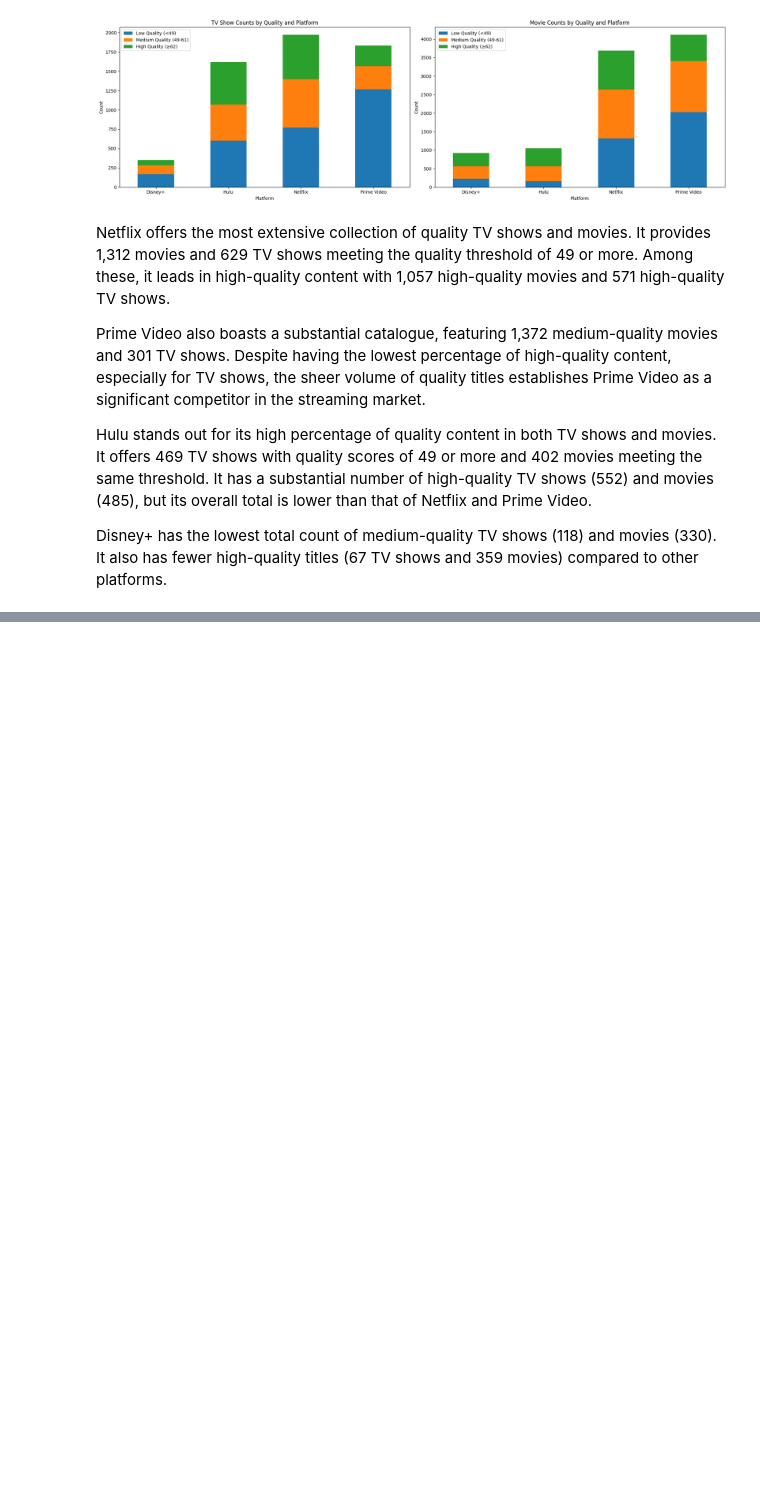
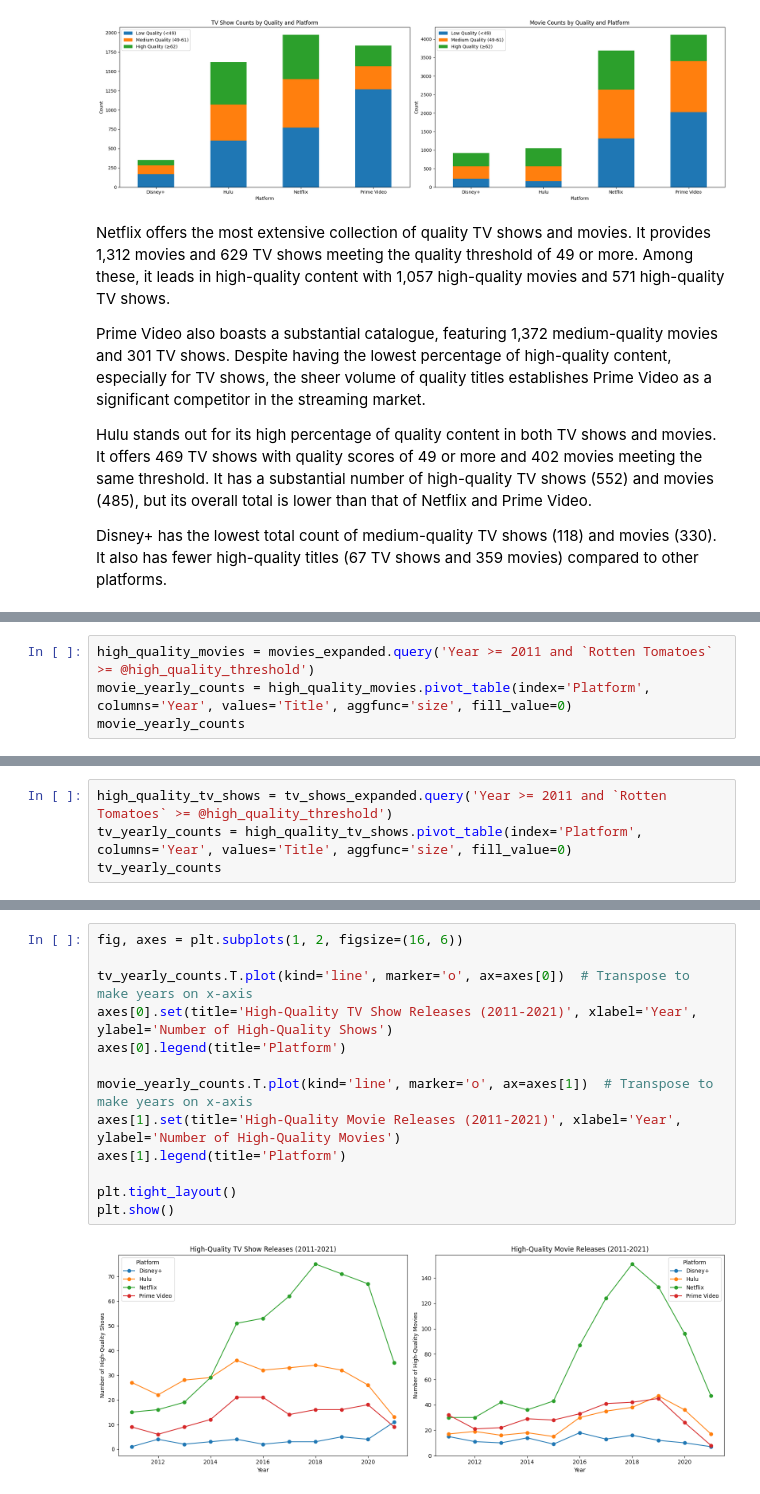
Before and after one commit to G0v1ndD3v/SVoD_Content_Analysis, a Jupyter notebook: SVoD_Analysis.ipynb, the cells around one changed output, grey strips where cells are left out. Drawn from its saved outputs; the diff is of its cells as text; blank space fills up the shorter version.

Commit message:
Add high-quality content trends analysis

```diff
--- a/SVoD_Analysis.ipynb
+++ b/SVoD_Analysis.ipynb
@@ -563,0 +568,4 @@ Disney+ has the lowest total count of medium-quality TV shows (118) and movies (
+# %%
+high_quality_movies = movies_expanded.query('Year >= 2011 and `Rotten Tomatoes` >= @high_quality_threshold')
+movie_yearly_counts = high_quality_movies.pivot_table(index='Platform', columns='Year', values='Title', aggfunc='size', fill_value=0)
+movie_yearly_counts
@@ -563,0 +579,4 @@ Disney+ has the lowest total count of medium-quality TV shows (118) and movies (
+# %%
+high_quality_tv_shows = tv_shows_expanded.query('Year >= 2011 and `Rotten Tomatoes` >= @high_quality_threshold')
+tv_yearly_counts = high_quality_tv_shows.pivot_table(index='Platform', columns='Year', values='Title', aggfunc='size', fill_value=0)
+tv_yearly_counts
@@ -563,0 +590,15 @@ Disney+ has the lowest total count of medium-quality TV shows (118) and movies (
+# %%
+fig, axes = plt.subplots(1, 2, figsize=(16, 6))
+
+tv_yearly_counts.T.plot(kind='line', marker='o', ax=axes[0])  # Transpose to make years on x-axis
+axes[0].set(title='High-Quality TV Show Releases (2011-2021)', xlabel='Year', ylabel='Number of High-Quality Shows')
+axes[0].legend(title='Platform')
+
+movie_yearly_counts.T.plot(kind='line', marker='o', ax=axes[1])  # Transpose to make years on x-axis
+axes[1].set(title='High-Quality Movie Releases (2011-2021)', xlabel='Year', ylabel='Number of High-Quality Movies')
+axes[1].legend(title='Platform')
+
+plt.tight_layout()
+plt.show()
+# %% [output]
+[figure, added]
```
Also changed, not shown: parts of 5 cells of this notebook.
